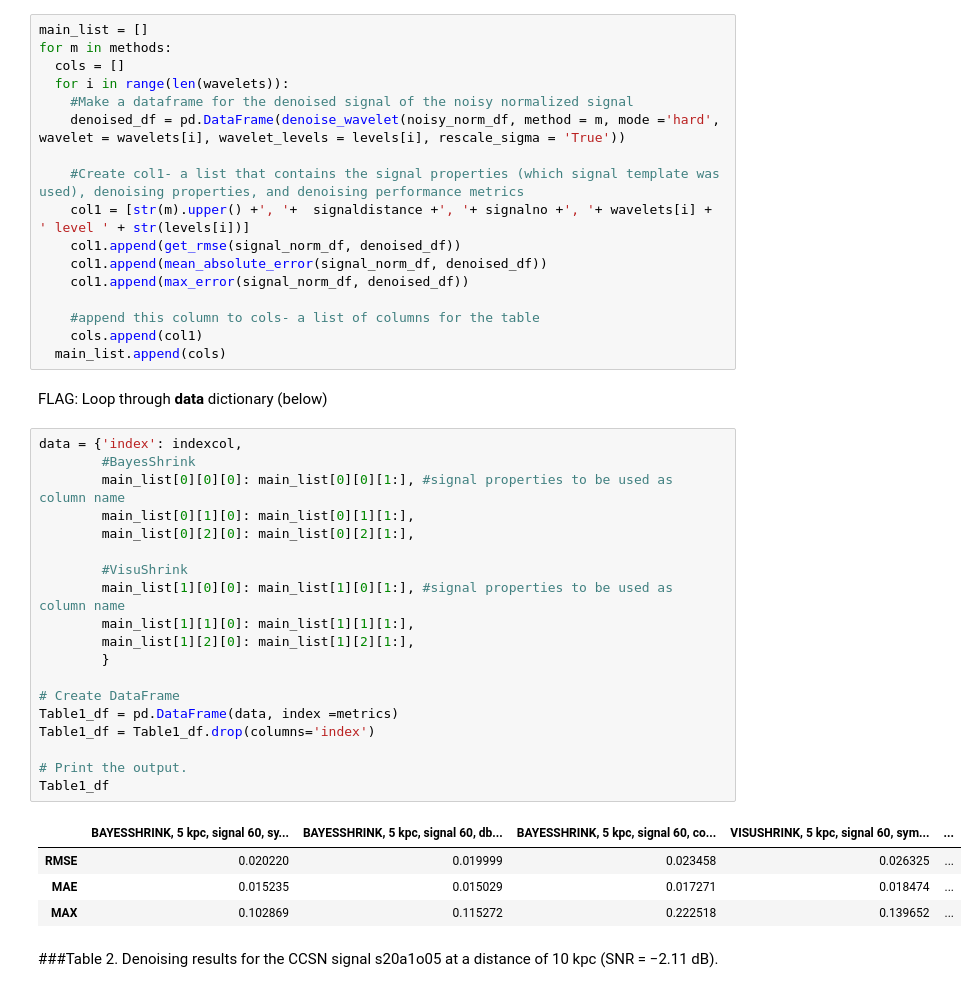
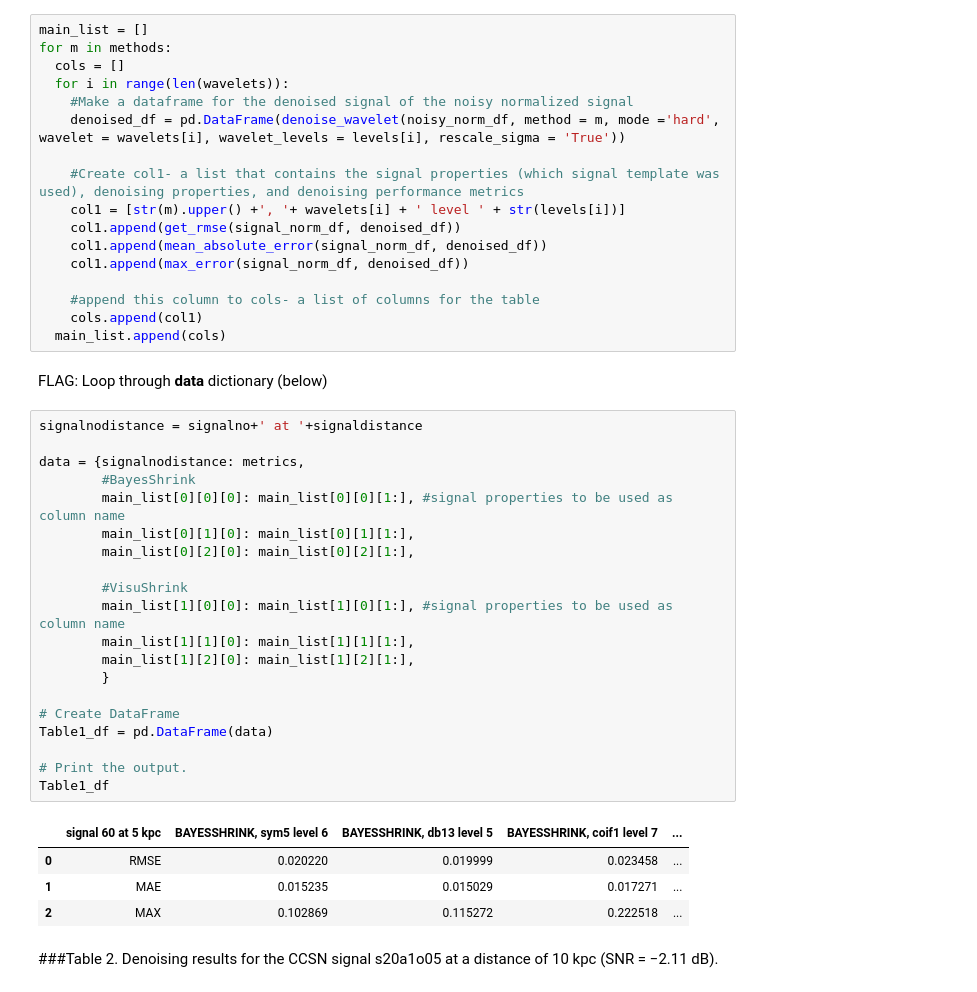
Before and after one commit to Calista-F/CCSN-gravitational-wave-denoising, a Jupyter notebook: 20220201_Lopac_(2020)_Table_1,2,3_recreations.ipynb, the cells around one changed output. Cells and saved outputs as stored; diff of their text form.

Commit message:
Removed metrics as index and made them a column

```diff
--- a/20220201_Lopac_(2020)_Table_1,2,3_recreations.ipynb
+++ b/20220201_Lopac_(2020)_Table_1,2,3_recreations.ipynb
@@ -75,7 +75,7 @@ for m in methods:
     denoised_df = pd.DataFrame(denoise_wavelet(noisy_norm_df, method = m, mode ='hard', wavelet = wavelets[i], wavelet_levels = levels[i], rescale_sigma = 'True'))
 
     #Create col1- a list that contains the signal properties (which signal template was used), denoising properties, and denoising performance metrics
-    col1 = [str(m).upper() +', '+  signaldistance +', '+ signalno +', '+ wavelets[i] + ' level ' + str(levels[i])]
+    col1 = [str(m).upper() +', '+ wavelets[i] + ' level ' + str(levels[i])]
     col1.append(get_rmse(signal_norm_df, denoised_df))
     col1.append(mean_absolute_error(signal_norm_df, denoised_df))
     col1.append(max_error(signal_norm_df, denoised_df))
@@ -86,29 +86,30 @@ for m in methods:
 # %% [markdown]
 FLAG: Loop through **data** dictionary (below)
 # %%
-data = {'index': indexcol,
+signalnodistance = signalno+' at '+signaldistance
+
+data = {signalnodistance: metrics,
         #BayesShrink
         main_list[0][0][0]: main_list[0][0][1:], #signal properties to be used as column name
         main_list[0][1][0]: main_list[0][1][1:],
         main_list[0][2][0]: main_list[0][2][1:],
 
         #VisuShrink
         main_list[1][0][0]: main_list[1][0][1:], #signal properties to be used as column name
         main_list[1][1][0]: main_list[1][1][1:],
         main_list[1][2][0]: main_list[1][2][1:],
         }
 
 # Create DataFrame
-Table1_df = pd.DataFrame(data, index =metrics)
-Table1_df = Table1_df.drop(columns='index')
+Table1_df = pd.DataFrame(data)
 
 # Print the output.
 Table1_df
 # %% [output]
-|  | BAYESSHRINK, 5 kpc, signal 60, sy... | BAYESSHRINK, 5 kpc, signal 60, db... | BAYESSHRINK, 5 kpc, signal 60, co... | VISUSHRINK, 5 kpc, signal 60, sym... | ... |
-| RMSE | 0.020220 | 0.019999 | 0.023458 | 0.026325 | ... |
-| MAE | 0.015235 | 0.015029 | 0.017271 | 0.018474 | ... |
-| MAX | 0.102869 | 0.115272 | 0.222518 | 0.139652 | ... |
+|  | signal 60 at 5 kpc | BAYESSHRINK, sym5 level 6 | BAYESSHRINK, db13 level 5 | BAYESSHRINK, coif1 level 7 | ... |
+| 0 | RMSE | 0.020220 | 0.019999 | 0.023458 | ... |
+| 1 | MAE | 0.015235 | 0.015029 | 0.017271 | ... |
+| 2 | MAX | 0.102869 | 0.115272 | 0.222518 | ... |
 # %% [markdown]
 ###Table 2. Denoising results for the CCSN signal s20a1o05 at a distance of 10 kpc (SNR = −2.11 dB).
 # %%
```
Also changed, not shown: parts of 4 cells of this notebook.
